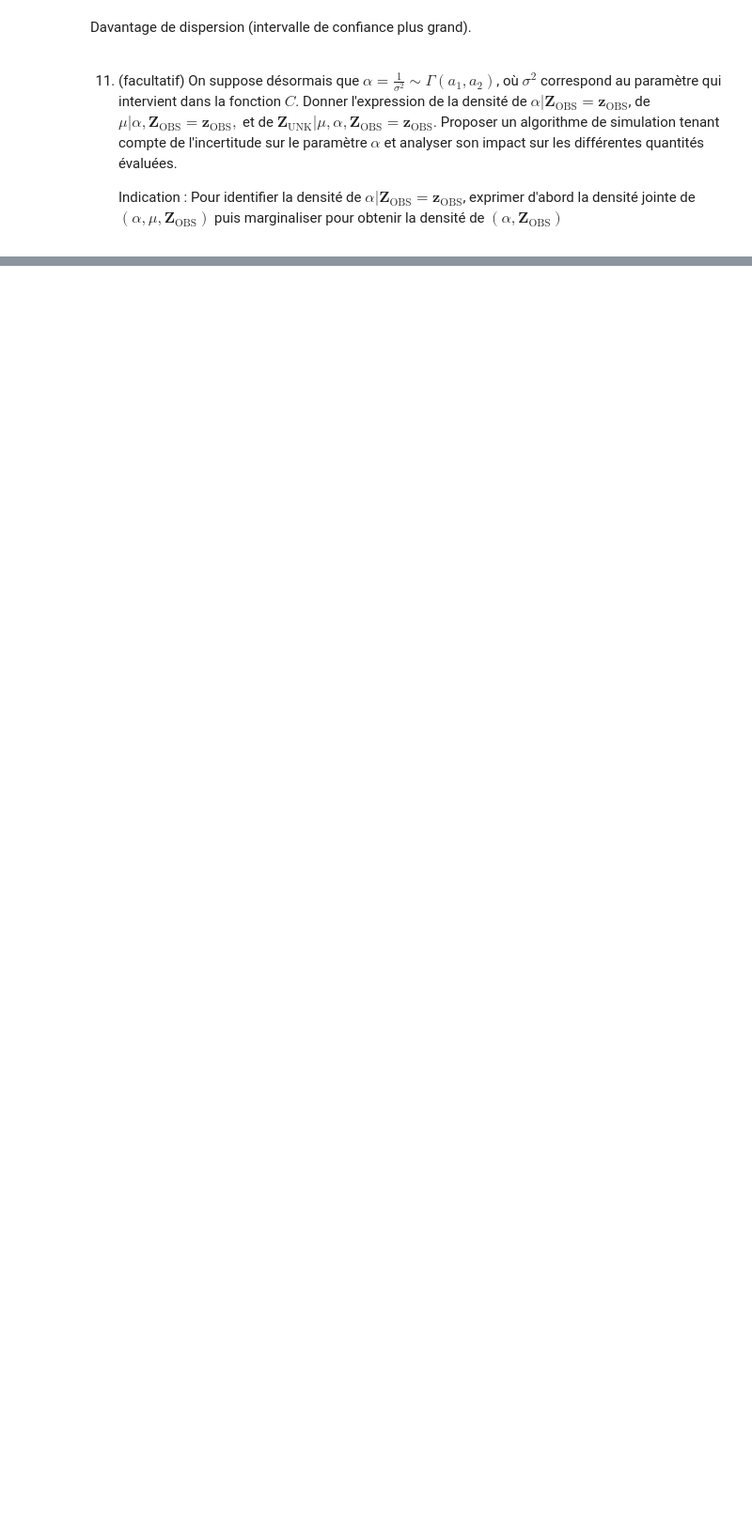
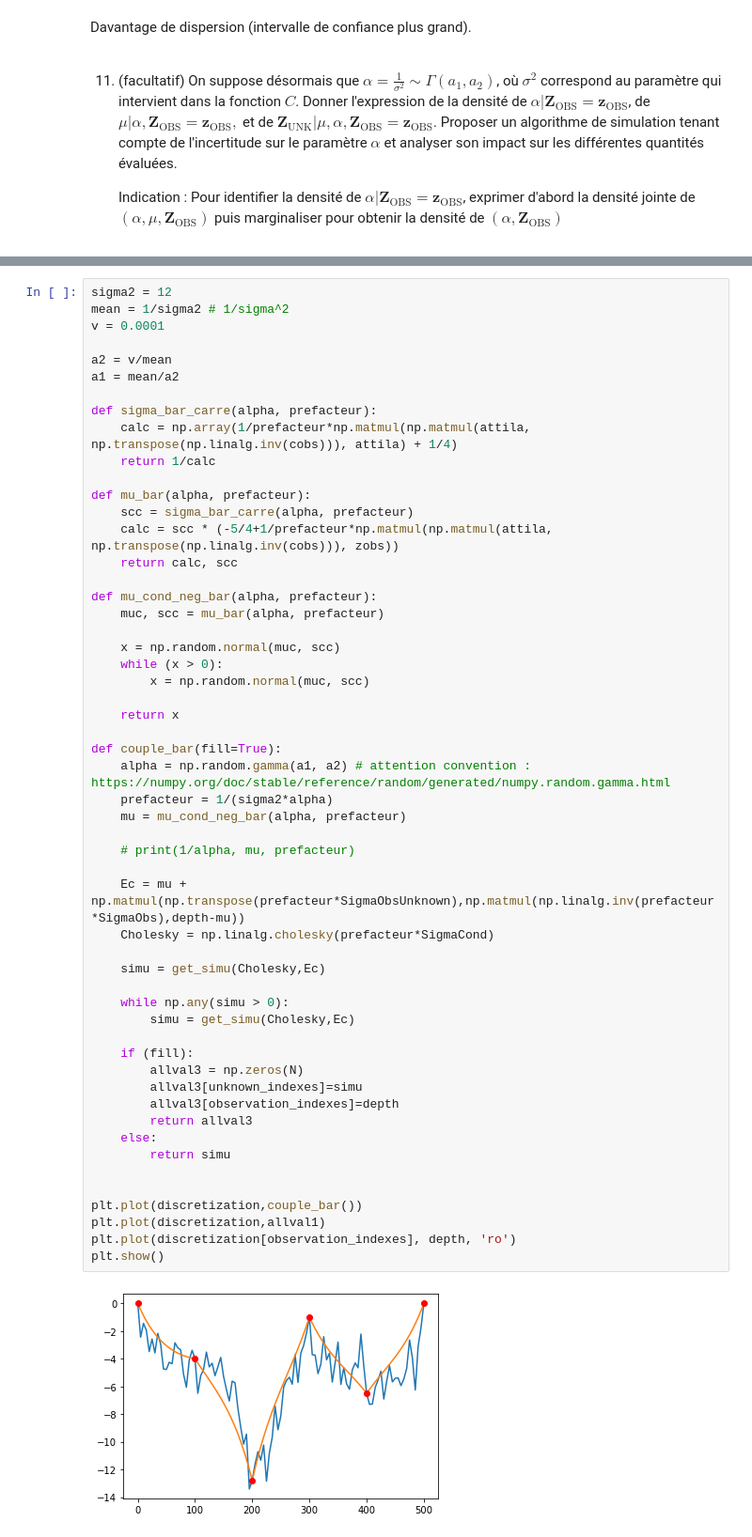
Before and after one commit to florian6973/proba-cable, a Jupyter notebook: Projet numérique de Probabilités 2021.ipynb, the cells around one changed output, grey strips where cells are left out. Shown at 94% size. Saved outputs shown, nothing was run; the diff lists cells and outputs as text; blank space fills up the shorter version.

```diff
--- a/Projet numérique de Probabilités 2021.ipynb
+++ b/Projet numérique de Probabilités 2021.ipynb
@@ -715,0 +654,56 @@ SyntaxError: invalid syntax (<ipython-input-38-1948e77dc86e>, line 1)
+# %%
+sigma2 = 12
+mean = 1/sigma2 # 1/sigma^2
+v = 0.0001
+
+a2 = v/mean
+a1 = mean/a2
+
+def sigma_bar_carre(alpha, prefacteur):
+    calc = np.array(1/prefacteur*np.matmul(np.matmul(attila, np.transpose(np.linalg.inv(cobs))), attila) + 1/4)
+    return 1/calc
+
+def mu_bar(alpha, prefacteur):
+    scc = sigma_bar_carre(alpha, prefacteur)
+    calc = scc * (-5/4+1/prefacteur*np.matmul(np.matmul(attila, np.transpose(np.linalg.inv(cobs))), zobs))
+    return calc, scc
+
+def mu_cond_neg_bar(alpha, prefacteur):
+    muc, scc = mu_bar(alpha, prefacteur)
+
+    x = np.random.normal(muc, scc)
+    while (x > 0):
+        x = np.random.normal(muc, scc)
+
+    return x
+
+def couple_bar(fill=True):
+    alpha = np.random.gamma(a1, a2) # attention convention : https://numpy.org/doc/stable/reference/random/generated/numpy.random.gamma.html
+    prefacteur = 1/(sigma2*alpha)
+    mu = mu_cond_neg_bar(alpha, prefacteur)
+
+    # print(1/alpha, mu, prefacteur)
+
+    Ec = mu + np.matmul(np.transpose(prefacteur*SigmaObsUnknown),np.matmul(np.linalg.inv(prefacteur*SigmaObs),depth-mu))
+    Cholesky = np.linalg.cholesky(prefacteur*SigmaCond)
+
+    simu = get_simu(Cholesky,Ec)
+
+    while np.any(simu > 0):
+        simu = get_simu(Cholesky,Ec)
+
+    if (fill):
+        allval3 = np.zeros(N)
+        allval3[unknown_indexes]=simu
+        allval3[observation_indexes]=depth
+        return allval3
+    else:
+        return simu
+
+
+plt.plot(discretization,couple_bar())
+plt.plot(discretization,allval1)
+plt.plot(discretization[observation_indexes], depth, 'ro')
+plt.show()
+# %% [output]
+[figure, added]
```
Also changed, not shown: parts of 48 cells of this notebook.
